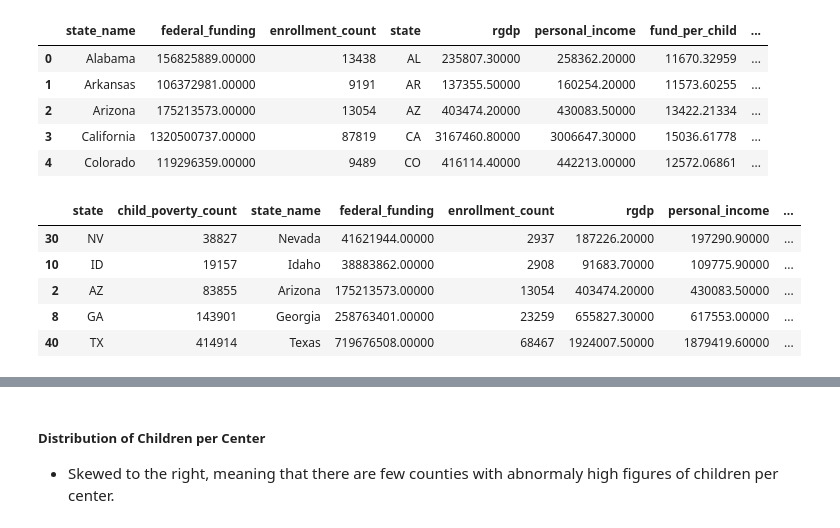
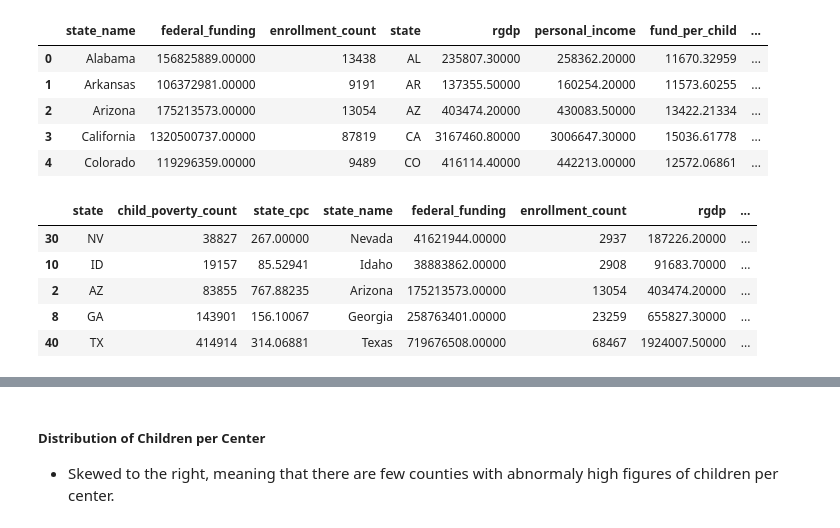
Before and after one commit to AGA-Datathon-2023/Dataminers, a Jupyter notebook: analysis_submission.ipynb, the cells around one changed output, grey strips where cells are left out. Saved outputs shown, nothing was run; the diff lists cells and outputs as text; code cells hidden in the pictures.

```diff
--- a/analysis_submission.ipynb
+++ b/analysis_submission.ipynb
@@ -327,8 +327,9 @@ def find_county_cpc(index):
 
 def find_state_cpc(index):
     state = df_child_poverty.loc[index, 'state']
-    count_enrolled_children = df[df.state == state].enrollment_count.values[0]
-    count_centers = df_headstart_center[df_headstart_center.state == state].shape[0]
+    # count_enrolled_children = df[df.state == state].enrollment_count.sum()
+    count_enrolled_children = df[df.state == state].enrollment_count.sum()
+    count_centers = df_headstart_center[df_headstart_center.state == state].state_county.nunique()
     return get_child_per_center(count_enrolled_children, count_centers)
 
 
@@ -338,8 +339,14 @@ def check_has_center(index):
     return count_centers > 0
 
 
+def count_state_center(index):
+    state = df_child_poverty.loc[index, 'state']
+    count_centers = df_headstart_center[df_headstart_center.state == state].shape[0]
+    return count_centers
+
+
+df_child_poverty['has_center'] = df_child_poverty.index.map(check_has_center)
 df_child_poverty['cpc'] = df_child_poverty.index.map(find_county_cpc)
-df_child_poverty['has_center'] = df_child_poverty.index.map(check_has_center)
 df_child_poverty['state_cpc'] = df_child_poverty.index.map(find_state_cpc)
 df_child_poverty.head()
 # %% [output]
@@ -446,21 +456,23 @@ df.head()
 | 3 | California | 1320500737.00000 | 87819 | CA | 3167460.80000 | 3006647.30000 | 15036.61778 | ... |
 | 4 | Colorado | 119296359.00000 | 9489 | CO | 416114.40000 | 442213.00000 | 12572.06861 | ... |
 # %%
-df_state_child_poverty = df_child_poverty.groupby('state')['child_poverty_count'].sum().to_frame()
+df_state_child_poverty = df_child_poverty.groupby('state').agg(
+    {'child_poverty_count': 'sum', 'state_cpc':'first',}
+)
 df_state_child_poverty.reset_index(inplace=True)
 df_state_child_poverty = pd.merge(df_state_child_poverty, df_state_abbr, left_on='state',  right_on='Abbreviation', how='left').drop(columns=['Abbreviation'])
 col = df_state_child_poverty.columns.tolist()
 col[-1] = 'state_name'
 df_state_child_poverty.columns = col
 df_state_child_poverty = pd.merge(
     df_state_child_poverty, df, on='state', how='left', suffixes=('', '_headstart')).drop(columns=['state_name_headstart']
     )
-df_state_child_poverty['enroll_rate'] = df_state_child_poverty.enrollment_count.astype(float) / df_state_child_poverty.child_poverty_count.astype(float)
-df_state_child_poverty.sort_values('enroll_rate', ascending=True).head()
+df_state_child_poverty['enrollment_rate'] = df_state_child_poverty.enrollment_count.astype(float) / df_state_child_poverty.child_poverty_count.astype(float)
+df_state_child_poverty.sort_values('enrollment_rate', ascending=True).head()
 # %% [output]
-|  | state | child_poverty_count | state_name | federal_funding | enrollment_count | rgdp | personal_income | ... |
-| 30 | NV | 38827 | Nevada | 41621944.00000 | 2937 | 187226.20000 | 197290.90000 | ... |
-| 10 | ID | 19157 | Idaho | 38883862.00000 | 2908 | 91683.70000 | 109775.90000 | ... |
-| 2 | AZ | 83855 | Arizona | 175213573.00000 | 13054 | 403474.20000 | 430083.50000 | ... |
-| 8 | GA | 143901 | Georgia | 258763401.00000 | 23259 | 655827.30000 | 617553.00000 | ... |
-| 40 | TX | 414914 | Texas | 719676508.00000 | 68467 | 1924007.50000 | 1879419.60000 | ... |
+|  | state | child_poverty_count | state_cpc | state_name | federal_funding | enrollment_count | rgdp | ... |
+| 30 | NV | 38827 | 267.00000 | Nevada | 41621944.00000 | 2937 | 187226.20000 | ... |
+| 10 | ID | 19157 | 85.52941 | Idaho | 38883862.00000 | 2908 | 91683.70000 | ... |
+| 2 | AZ | 83855 | 767.88235 | Arizona | 175213573.00000 | 13054 | 403474.20000 | ... |
+| 8 | GA | 143901 | 156.10067 | Georgia | 258763401.00000 | 23259 | 655827.30000 | ... |
+| 40 | TX | 414914 | 314.06881 | Texas | 719676508.00000 | 68467 | 1924007.50000 | ... |
```
Also changed, not shown: parts of 10 cells of this notebook, 5 other files.
